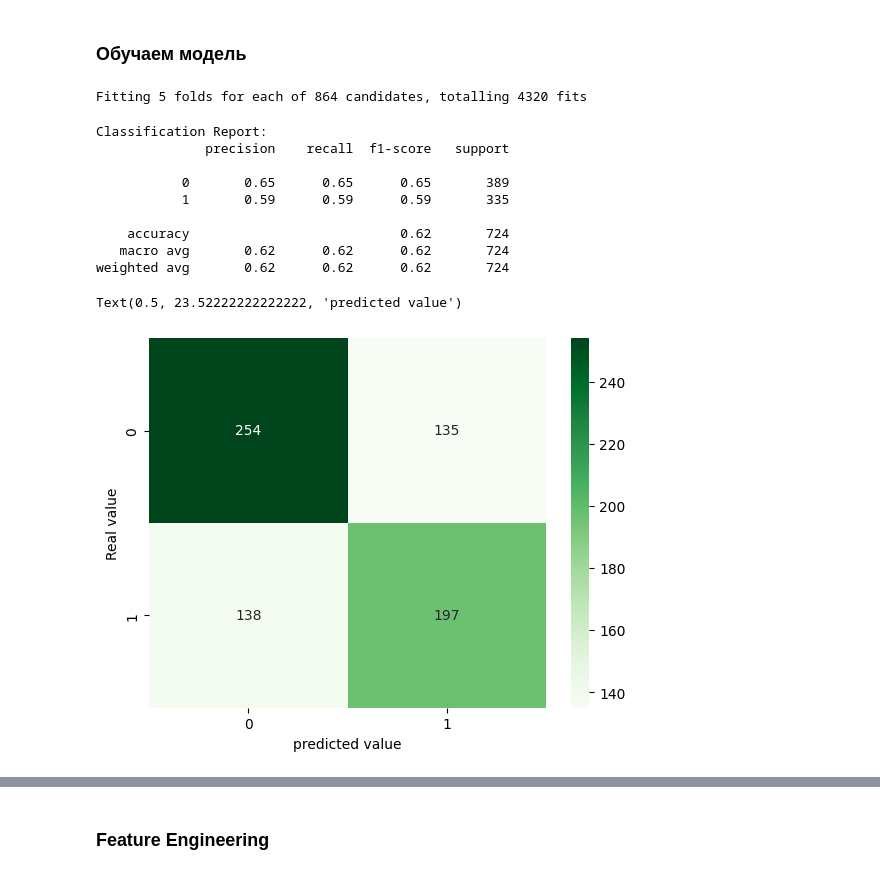
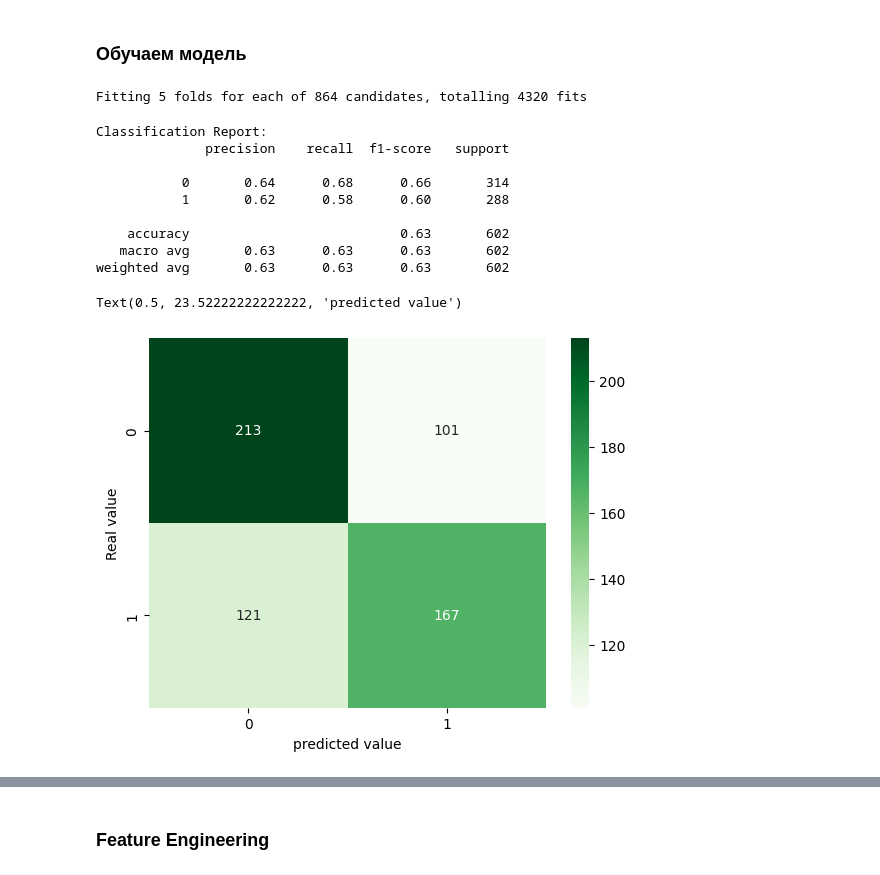
Before and after one commit to IlyaPhil/UFC-predictor, a Jupyter notebook: data_cleaning.ipynb, the cells around one changed output, grey strips where cells are left out. Drawn from its saved outputs; the diff is of its cells as text; code cells hidden in the pictures.

Commit message:
Processe initial dataset more carefully, restored some data up to 3280 objects

```diff
--- a/data_cleaning.ipynb
+++ b/data_cleaning.ipynb
@@ -391,0 +453,10 @@ def replace_nan_with_median(df, columns):
+# %%
+# Определите столбцы, которые должны быть ненулевыми
+columns_to_check = ['RedAvgSigStrLanded', 'BlueAvgSigStrLanded']
+
+# Создайте маску для фильтрации строк
+mask = ~data_final[columns_to_check].eq(0).any(axis=1)
+
+# Примените маску для фильтрации датафрейма
+data_final = data_final.loc[mask]
+data_final
@@ -392,2 +477,2 @@ def replace_nan_with_median(df, columns):
 # %%
-data_final = replace_nan_with_median(data_final, stats_columns)
+stats_columns_hist(data_final, stats_columns)
@@ -393,0 +481,14 @@ data_final = replace_nan_with_median(data_final, stats_columns)
+# %%
+data_to_export = data_final.drop(columns=['RedFighter', 'BlueFighter' ], axis=1).to_csv('data_4235_except_zeros.csv')
+
+X = data_final.drop(columns=['Result','RedFighter', 'BlueFighter' ], axis=1)
+y = data_final['Result']
+
+
+test_size = int(len(X)*0.2)
+
+X_train = X.loc[test_size:, :]
+y_train = y.loc[test_size:]
+
+X_test = X.loc[:test_size, :]
+y_test = y.loc[:test_size]
@@ -394,12 +511,2 @@ data_final = replace_nan_with_median(data_final, stats_columns)
 # %% [markdown]
 ### Обучаем модель
-# %%
-X = data_final.drop(columns=['RedFighter', 'BlueFighter', 'Result'])
-
-test_size = int(len(X)*0.2)
-# test_size = 200
-X_train = X.loc[test_size:, :]
-y_train = data_final.loc[test_size:, 'Result']
-
-X_test = X.loc[:test_size, :]
-y_test = data_final.loc[:test_size, 'Result']
@@ -421,6 +513,5 @@ y_to_export.to_csv('y_2000.csv')
 # %%
-pipeline = Pipeline([('imputer', SimpleImputer(strategy='median')),
-                     ('scaler', MinMaxScaler()),
+pipeline = Pipeline([('scaler', MinMaxScaler()),
                      ('logreg', LogisticRegression(max_iter=1000))
                      ])
 
@@ -428,39 +519,39 @@ params = {'logreg__penalty': [None, 'l1', 'l2'],
           'logreg__C': np.linspace(0.001, 10000, 24),
           'logreg__solver': ['liblinear', 'lbfgs', 'newton-cs'],
           'logreg__class_weight': ['none', 'balanced'],
           'logreg__fit_intercept': [True, False]}
 
 folds = StratifiedKFold(n_splits=5, shuffle=True, random_state=8)
 
 gs_binary = GridSearchCV(estimator=pipeline, param_grid=params, cv=folds, scoring='f1', verbose=True, n_jobs=-1)
 
 # Обучаем pipeline на тренировочных данных
 gs_binary.fit(X_train, y_train)
 
 # Делаем прогнозы на тестовых данных
 y_pred = gs_binary.predict(X_test)
 
 # Выводим метрики качества модели
 print("Classification Report:")
 print(classification_report(y_test, y_pred))
 
 # Матрица ошибок
 sns.heatmap(confusion_matrix(y_test, y_pred),  annot=True, fmt="d", cmap='Greens')
 plt.ylabel('Real value')
 plt.xlabel('predicted value')
 # %% [output]
 Fitting 5 folds for each of 864 candidates, totalling 4320 fits
 Classification Report:
               precision    recall  f1-score   support
 
-           0       0.65      0.65      0.65       389
-           1       0.59      0.59      0.59       335
+           0       0.64      0.68      0.66       314
+           1       0.62      0.58      0.60       288
 
-    accuracy                           0.62       724
-   macro avg       0.62      0.62      0.62       724
-weighted avg       0.62      0.62      0.62       724
+    accuracy                           0.63       602
+   macro avg       0.63      0.63      0.63       602
+weighted avg       0.63      0.63      0.63       602
 Text(0.5, 23.52222222222222, 'predicted value')
-[figure, old version]
+[figure, new version]
 # %%
 def optimize_and_train(X_train, y_train, X_test, y_test, n_trials=20):
     # Определение пайплайна
```
Also changed, not shown: parts of 66 cells of this notebook, 2 other files.
